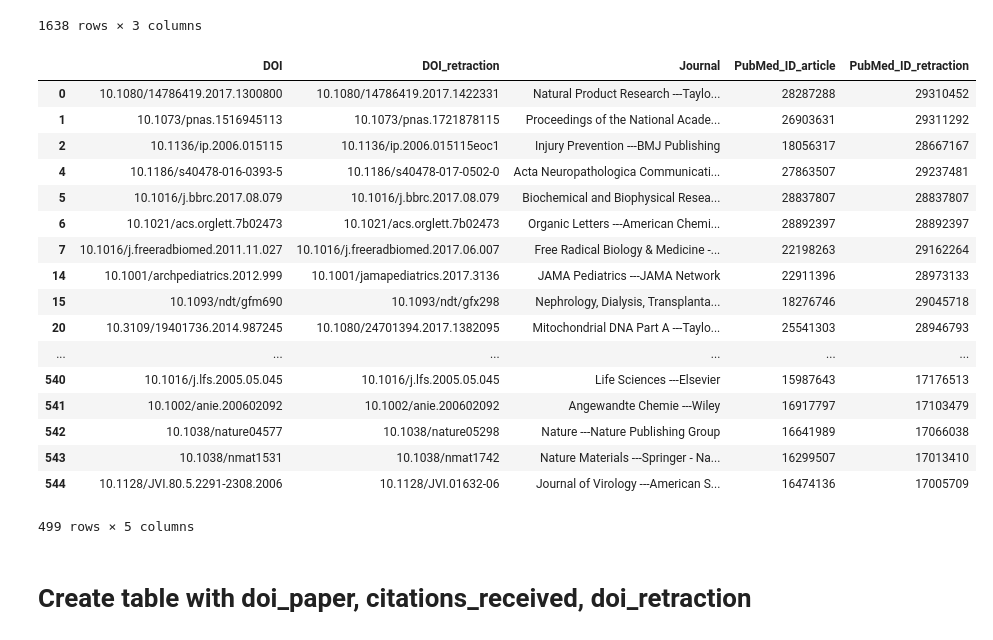
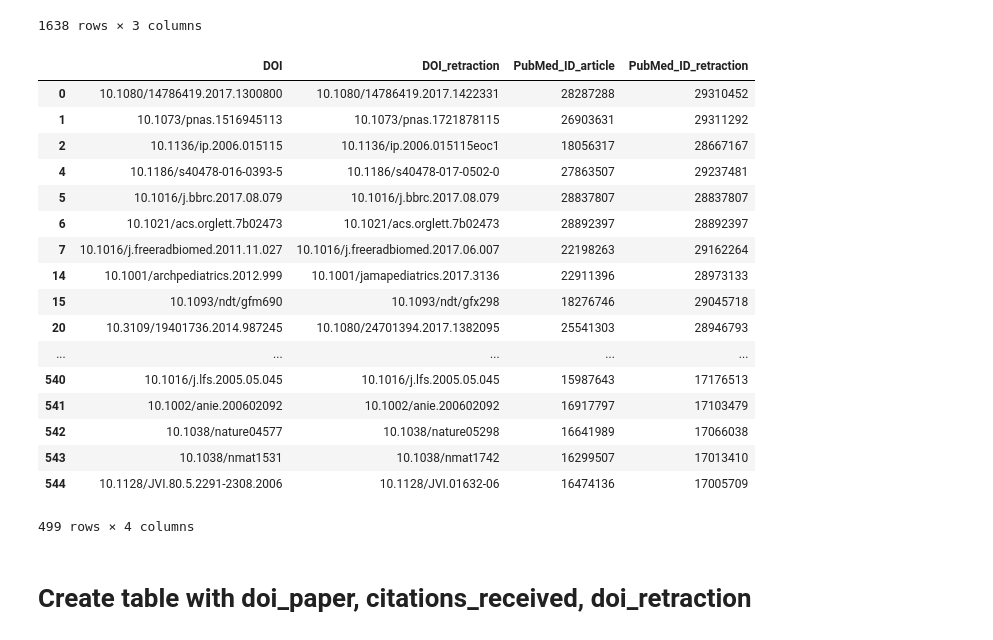
Before and after one commit to dciudadr/eLife_retractions, a Jupyter notebook: retractionwatch.ipynb, the cells around one changed output. Saved outputs shown, nothing was run; the diff lists cells and outputs as text; code cells hidden in the pictures.

Commit message:
given pmid we find pmcid and journal. There is no need to merge dataframes.

```diff
--- a/retractionwatch.ipynb
+++ b/retractionwatch.ipynb
@@ -64,54 +64,55 @@ df3
 
 a = []
 b = []
 c = []
 
 DOI_article = []
 PubMed_ID_article = []
 DOI_retraction = []
 PubMed_ID_retraction = []
-Journal = []
+#Journal = []
 
 for index, row in df3.iterrows():
     #if (index + 1) % 3 == 0:
         #df4.append([row['Date/PubMedID/DOI'],row['Date/PubMedID/DOI.1']])
         #print(row)
     if len(row['Date/PubMedID/DOI']) > 11: # & row['Date/PubMedID/DOI'] != 'unavailable':
         DOI_article.append(row['Date/PubMedID/DOI'])
         DOI_retraction.append(row['Date/PubMedID/DOI.1'])
-        Journal.append(row['level_0'])
+        #Journal.append(row['level_0'])
 
         PubMed_ID_article.append(df3.iloc[index -1, 1])
         PubMed_ID_retraction.append(df3.iloc[index -1, 2])
 
 
         #print(row['Date/PubMedID/DOI'],row['Date/PubMedID/DOI.1'])
 
-df4 = pd.DataFrame({'Journal': Journal,'DOI':DOI_article, 'PubMed_ID_article':PubMed_ID_article, 'DOI_retraction':DOI_retraction, 'PubMed_ID_retraction':PubMed_ID_retraction}).drop_duplicates()
+# df4 = pd.DataFrame({'Journal': Journal,'DOI':DOI_a
+df4 = pd.DataFrame({'DOI':DOI_article, 'PubMed_ID_article':PubMed_ID_article, 'DOI_retraction':DOI_retraction, 'PubMed_ID_retraction':PubMed_ID_retraction}).drop_duplicates()
 
 mask3 = df4.DOI_retraction != 'unavailable'
 mask4 = df4.PubMed_ID_retraction != "0"
 df4 = df4[mask3 & mask4]
 df4
 # %% [output]
-|  | DOI | DOI_retraction | Journal | PubMed_ID_article | PubMed_ID_retraction |
-| 0 | 10.1080/14786419.2017.1300800 | 10.1080/14786419.2017.1422331 | Natural Product Research ---Taylo... | 28287288 | 29310452 |
-| 1 | 10.1073/pnas.1516945113 | 10.1073/pnas.1721878115 | Proceedings of the National Acade... | 26903631 | 29311292 |
-| 2 | 10.1136/ip.2006.015115 | 10.1136/ip.2006.015115eoc1 | Injury Prevention ---BMJ Publishing | 18056317 | 28667167 |
-| 4 | 10.1186/s40478-016-0393-5 | 10.1186/s40478-017-0502-0 | Acta Neuropathologica Communicati... | 27863507 | 29237481 |
-| 5 | 10.1016/j.bbrc.2017.08.079 | 10.1016/j.bbrc.2017.08.079 | Biochemical and Biophysical Resea... | 28837807 | 28837807 |
-| 6 | 10.1021/acs.orglett.7b02473 | 10.1021/acs.orglett.7b02473 | Organic Letters ---American Chemi... | 28892397 | 28892397 |
-| 7 | 10.1016/j.freeradbiomed.2011.11.027 | 10.1016/j.freeradbiomed.2017.06.007 | Free Radical Biology & Medicine -... | 22198263 | 29162264 |
-| 14 | 10.1001/archpediatrics.2012.999 | 10.1001/jamapediatrics.2017.3136 | JAMA Pediatrics ---JAMA Network | 22911396 | 28973133 |
-| 15 | 10.1093/ndt/gfm690 | 10.1093/ndt/gfx298 | Nephrology, Dialysis, Transplanta... | 18276746 | 29045718 |
-| 20 | 10.3109/19401736.2014.987245 | 10.1080/24701394.2017.1382095 | Mitochondrial DNA Part A ---Taylo... | 25541303 | 28946793 |
-| ... | ... | ... | ... | ... | ... |
-| 540 | 10.1016/j.lfs.2005.05.045 | 10.1016/j.lfs.2005.05.045 | Life Sciences ---Elsevier | 15987643 | 17176513 |
-| 541 | 10.1002/anie.200602092 | 10.1002/anie.200602092 | Angewandte Chemie ---Wiley | 16917797 | 17103479 |
-| 542 | 10.1038/nature04577 | 10.1038/nature05298 | Nature ---Nature Publishing Group | 16641989 | 17066038 |
-| 543 | 10.1038/nmat1531 | 10.1038/nmat1742 | Nature Materials ---Springer - Na... | 16299507 | 17013410 |
-| 544 | 10.1128/JVI.80.5.2291-2308.2006 | 10.1128/JVI.01632-06 | Journal of Virology ---American S... | 16474136 | 17005709 |
+|  | DOI | DOI_retraction | PubMed_ID_article | PubMed_ID_retraction |
+| 0 | 10.1080/14786419.2017.1300800 | 10.1080/14786419.2017.1422331 | 28287288 | 29310452 |
+| 1 | 10.1073/pnas.1516945113 | 10.1073/pnas.1721878115 | 26903631 | 29311292 |
+| 2 | 10.1136/ip.2006.015115 | 10.1136/ip.2006.015115eoc1 | 18056317 | 28667167 |
+| 4 | 10.1186/s40478-016-0393-5 | 10.1186/s40478-017-0502-0 | 27863507 | 29237481 |
+| 5 | 10.1016/j.bbrc.2017.08.079 | 10.1016/j.bbrc.2017.08.079 | 28837807 | 28837807 |
+| 6 | 10.1021/acs.orglett.7b02473 | 10.1021/acs.orglett.7b02473 | 28892397 | 28892397 |
+| 7 | 10.1016/j.freeradbiomed.2011.11.027 | 10.1016/j.freeradbiomed.2017.06.007 | 22198263 | 29162264 |
+| 14 | 10.1001/archpediatrics.2012.999 | 10.1001/jamapediatrics.2017.3136 | 22911396 | 28973133 |
+| 15 | 10.1093/ndt/gfm690 | 10.1093/ndt/gfx298 | 18276746 | 29045718 |
+| 20 | 10.3109/19401736.2014.987245 | 10.1080/24701394.2017.1382095 | 25541303 | 28946793 |
+| ... | ... | ... | ... | ... |
+| 540 | 10.1016/j.lfs.2005.05.045 | 10.1016/j.lfs.2005.05.045 | 15987643 | 17176513 |
+| 541 | 10.1002/anie.200602092 | 10.1002/anie.200602092 | 16917797 | 17103479 |
+| 542 | 10.1038/nature04577 | 10.1038/nature05298 | 16641989 | 17066038 |
+| 543 | 10.1038/nmat1531 | 10.1038/nmat1742 | 16299507 | 17013410 |
+| 544 | 10.1128/JVI.80.5.2291-2308.2006 | 10.1128/JVI.01632-06 | 16474136 | 17005709 |
-499 rows × 5 columns
+499 rows × 4 columns
 # %% [markdown]
 # Create table with doi_paper, citations_received, doi_retraction
 # %%
```
Also changed, not shown: parts of 16 cells of this notebook, 1 other file.
